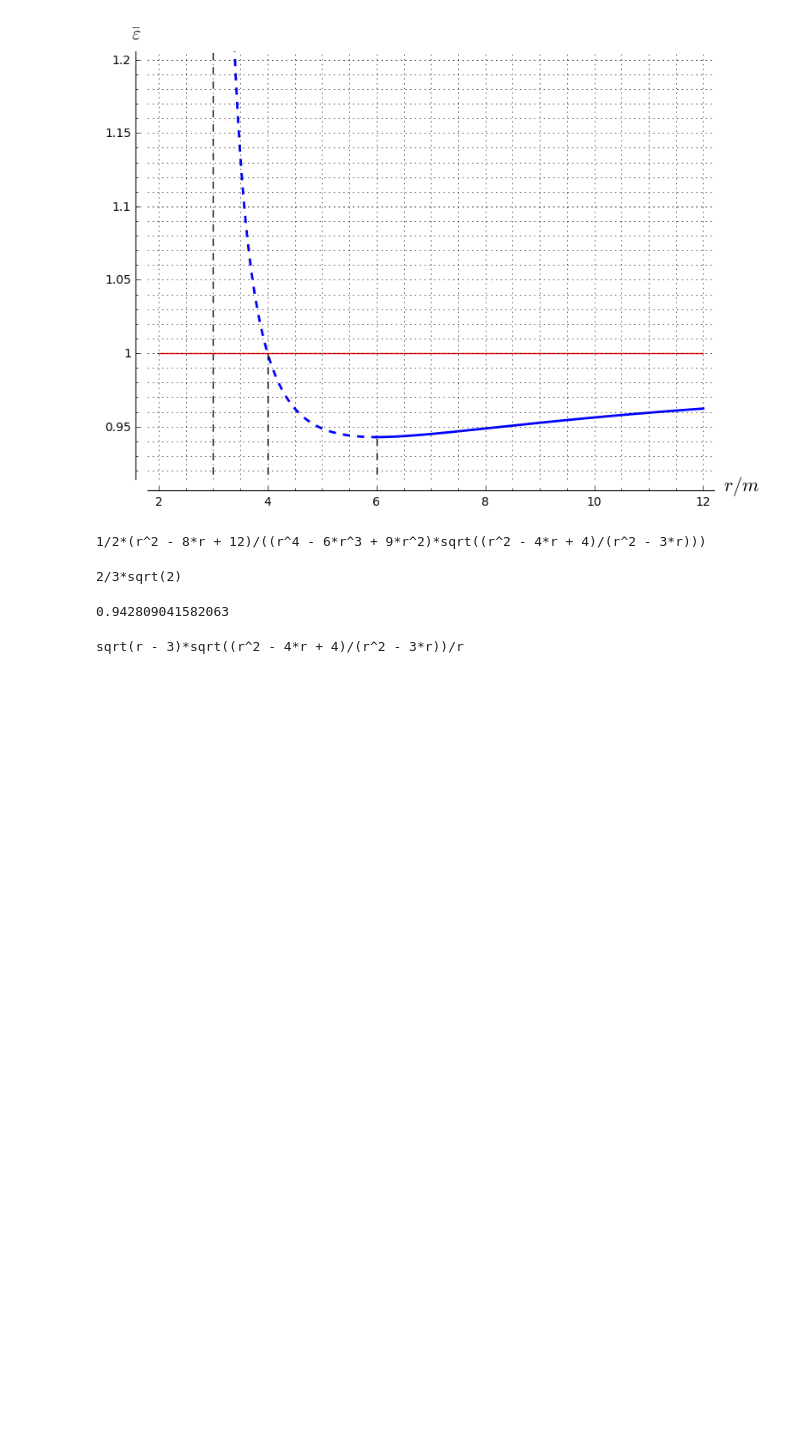
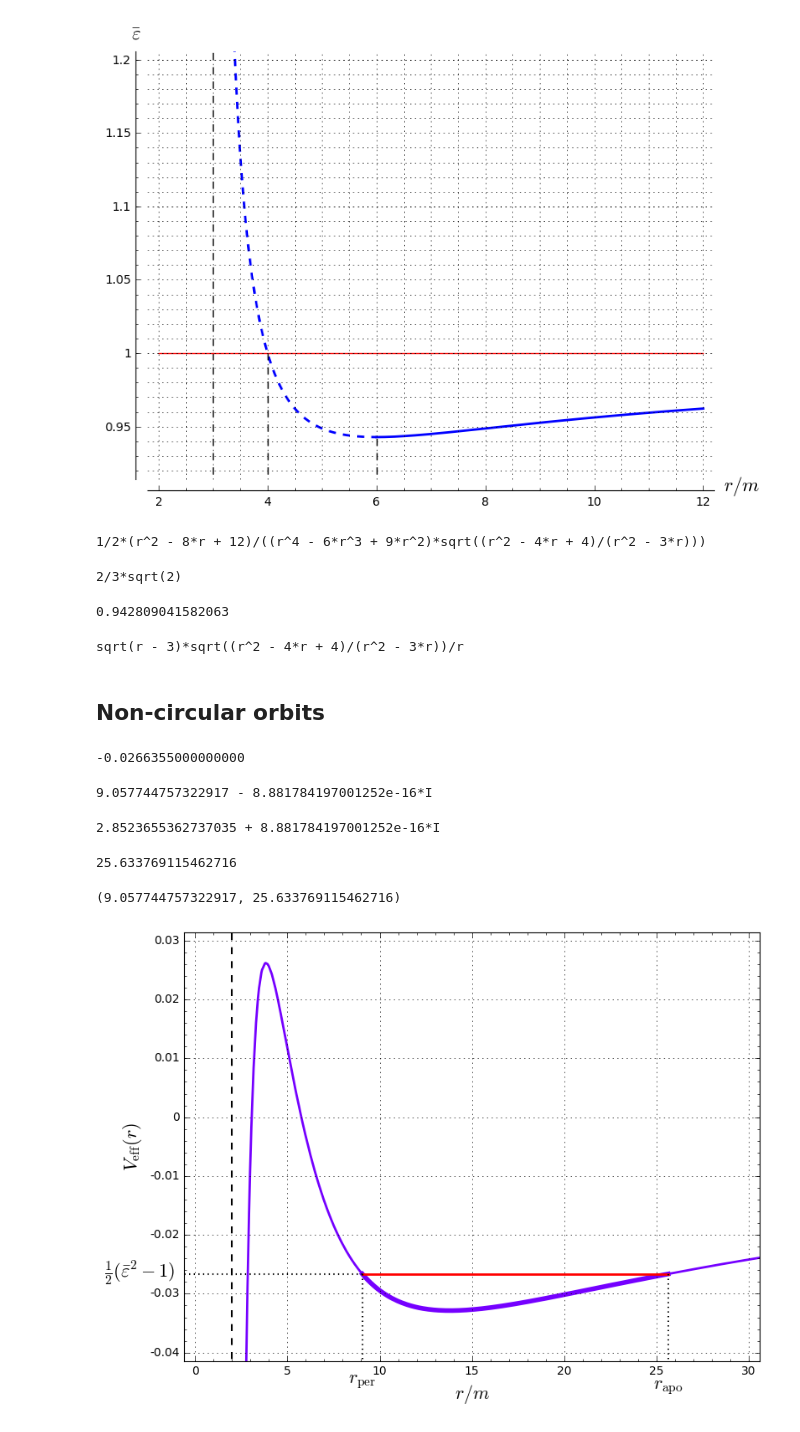
Before and after one commit to egourgoulhon/BHLectures, a Jupyter notebook: sage/ges_effective_potential.ipynb, the cells around one changed output. Cells and saved outputs as stored; diff of their text form; code cells hidden in the pictures; blank space fills up the shorter version.

Commit message:
Add figure bound orbit in Chap. 7

```diff
--- a/sage/ges_effective_potential.ipynb
+++ b/sage/ges_effective_potential.ipynb
@@ -162,3 +166,43 @@ n(_)
 (E_circ / L_circ).simplify_full()
 # %% [output]
 sqrt(r - 3)*sqrt((r^2 - 4*r + 4)/(r^2 - 3*r))/r
+# %% [markdown]
+## Non-circular orbits
+# %%
+l0 = 4.2
+E0 = 0.973
+V0 = (E0^2-1)/2
+V0
+# %% [output]
+-0.0266355000000000
+# %%
+sol = solve(V(r,l0) == V0, r)
+for s in sol:
+    show(CDF(s.rhs()))
+# %% [output]
+9.057744757322917 - 8.881784197001252e-16*I
+2.8523655362737035 + 8.881784197001252e-16*I
+25.633769115462716
+# %%
+r1 = CDF(sol[0].rhs()).real_part()
+r2 = CDF(sol[2].rhs()).real_part()
+r1, r2
+# %% [output]
+(9.057744757322917, 25.633769115462716)
+# %%
+graph = plot(V(r,l0), (r, 2.7, 31), plot_points=300, color=hue((1+l0)/7),
+             thickness=2, axes_labels=[r'$r/m$', r'$V_{\rm eff}(r)$'])
+graph += plot(V(r,l0), (r, r1, r2), color=hue((1+l0)/7), thickness=4)
+graph += line([(2,-0.17), (2,0.17)], color='black', thickness=1.5, linestyle='--')
+graph += line([(r1,V0), (r2,V0)], color='red', thickness=2)
+graph += line([(r1,V0), (r1,2*V0)], color='black', thickness=1.5, linestyle=':') + \
+         text(r'$r_{\rm per}$', (r1, -0.045), color='black', fontsize=16)
+graph += line([(r2,V0), (r2,2*V0)], color='black', thickness=1.5, linestyle=':') + \
+         text(r'$r_{\rm apo}$', (r2, -0.046), color='black', fontsize=16)
+graph += line([(r1,V0), (-1,V0)], color='black', thickness=1.5, linestyle=':') + \
+         text(r'$\frac{1}{2}(\bar{\varepsilon}^2-1)$', (-3, V0), color='black',
+              fontsize=16)
+show(graph, xmin=0, xmax=30, ymin=-0.04, ymax=0.03,
+     gridlines=True, frame=True, axes=False)
+# %% [output]
+[figure, added]
```
Also changed, not shown: parts of 4 cells of this notebook, 4 other files.
